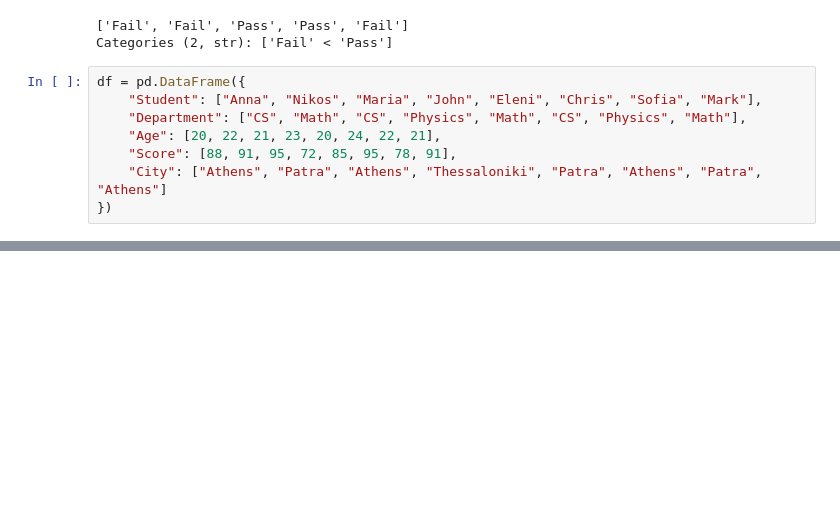
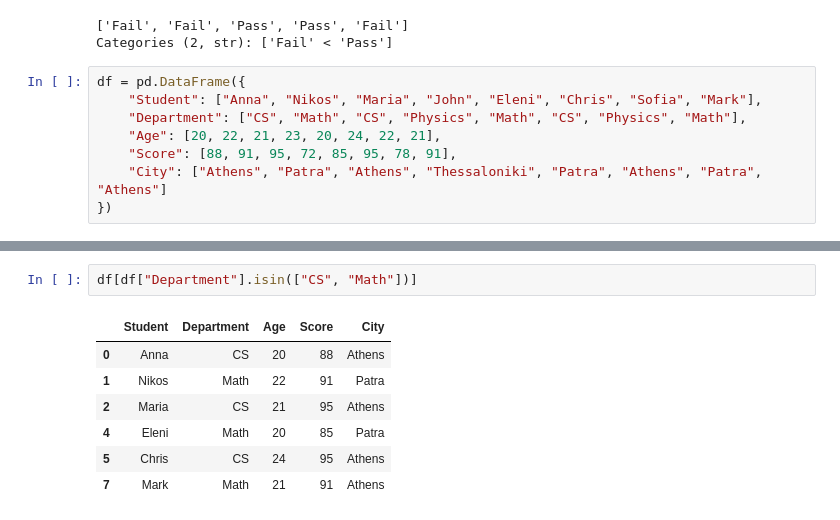
Before and after one commit to sta8isznt/Teaching-Codes-2025-2026, a Jupyter notebook: Data_Analysis_1/northwind.ipynb, the cells around one changed output, grey strips where cells are left out. Cells and saved outputs as stored; diff of their text form; blank space fills up the shorter version.

```diff
--- a/Data_Analysis_1/northwind.ipynb
+++ b/Data_Analysis_1/northwind.ipynb
@@ -339,0 +359,10 @@ df = pd.DataFrame({
+# %%
+df[df["Department"].isin(["CS", "Math"])]
+# %% [output]
+|  | Student | Department | Age | Score | City |
+| 0 | Anna | CS | 20 | 88 | Athens |
+| 1 | Nikos | Math | 22 | 91 | Patra |
+| 2 | Maria | CS | 21 | 95 | Athens |
+| 4 | Eleni | Math | 20 | 85 | Patra |
+| 5 | Chris | CS | 24 | 95 | Athens |
+| 7 | Mark | Math | 21 | 91 | Athens |
```
Also changed, not shown: parts of 5 cells of this notebook, 1 other file.
